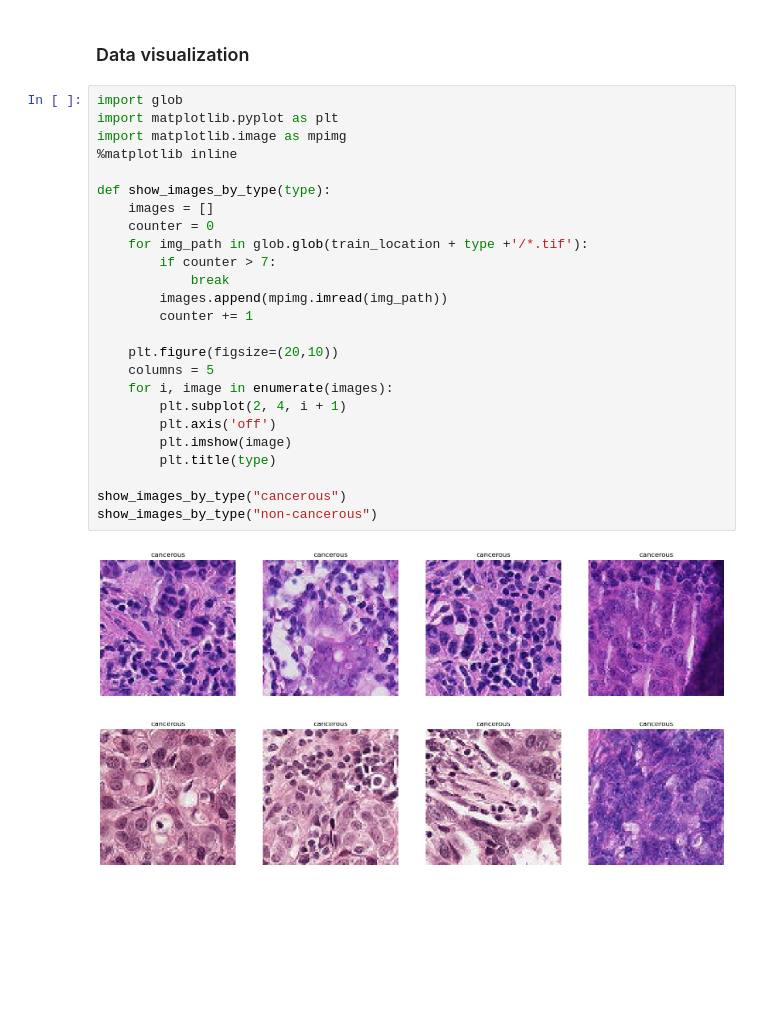
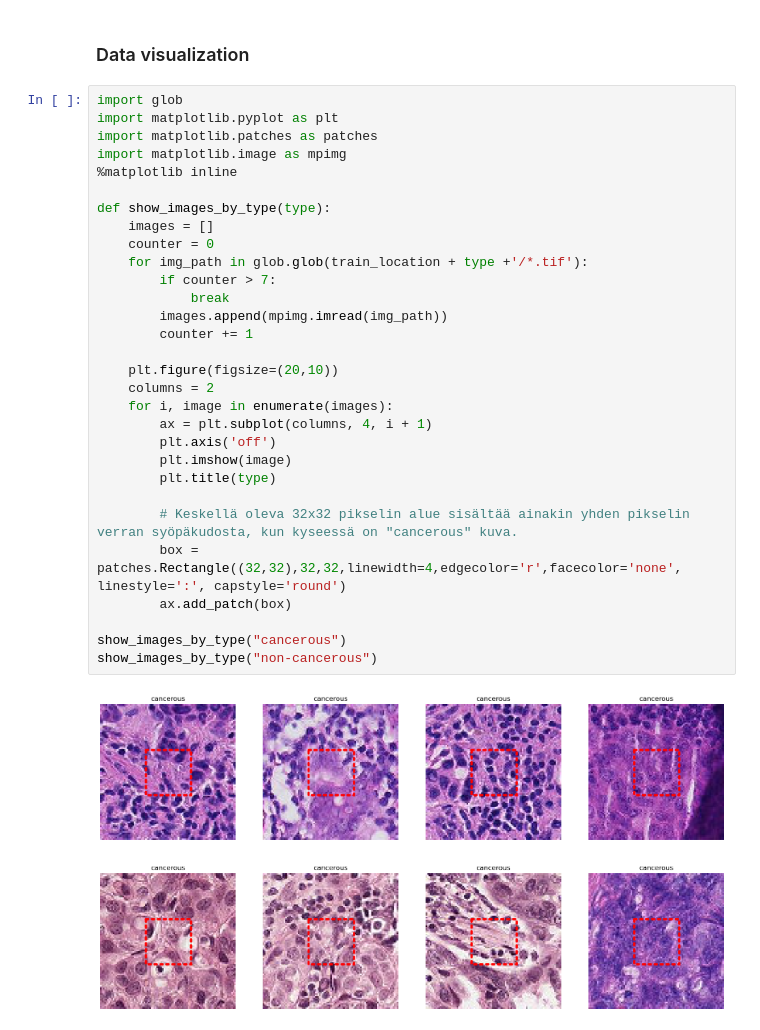
Before and after one commit to santtula123/Histopathologic-Cancer-Detection-Deep-Learning, a Jupyter notebook: 1_data_download_preprocessing.ipynb, the cells around one changed output. Drawn from its saved outputs; the diff is of its cells as text; blank space fills up the shorter version.

Commit message:
32x32 rectangle for identifying cancerous area. More facts about data that's used

```diff
--- a/1_data_download_preprocessing.ipynb
+++ b/1_data_download_preprocessing.ipynb
@@ -223,27 +248,32 @@ print(f"{round(files_in_test_eval_limited / all_limit_pictures * 100, 4)} % in t
 # %%
 import glob
 import matplotlib.pyplot as plt
+import matplotlib.patches as patches
 import matplotlib.image as mpimg
 %matplotlib inline
 
 def show_images_by_type(type):
     images = []
     counter = 0
     for img_path in glob.glob(train_location + type +'/*.tif'):
         if counter > 7:
             break
         images.append(mpimg.imread(img_path))
         counter += 1
 
     plt.figure(figsize=(20,10))
-    columns = 5
+    columns = 2
     for i, image in enumerate(images):
-        plt.subplot(2, 4, i + 1)
+        ax = plt.subplot(columns, 4, i + 1)
         plt.axis('off')
         plt.imshow(image)
         plt.title(type)
 
+        # Keskellä oleva 32x32 pikselin alue sisältää ainakin yhden pikselin verran syöpäkudosta, kun kyseessä on "cancerous" kuva.
+        box = patches.Rectangle((32,32),32,32,linewidth=4,edgecolor='r',facecolor='none', linestyle=':', capstyle='round')
+        ax.add_patch(box)
+
 show_images_by_type("cancerous")
 show_images_by_type("non-cancerous")
 # %% [output]
-[figure, old version]
+[figure, new version]
```
Also changed, not shown: parts of 9 cells of this notebook.
